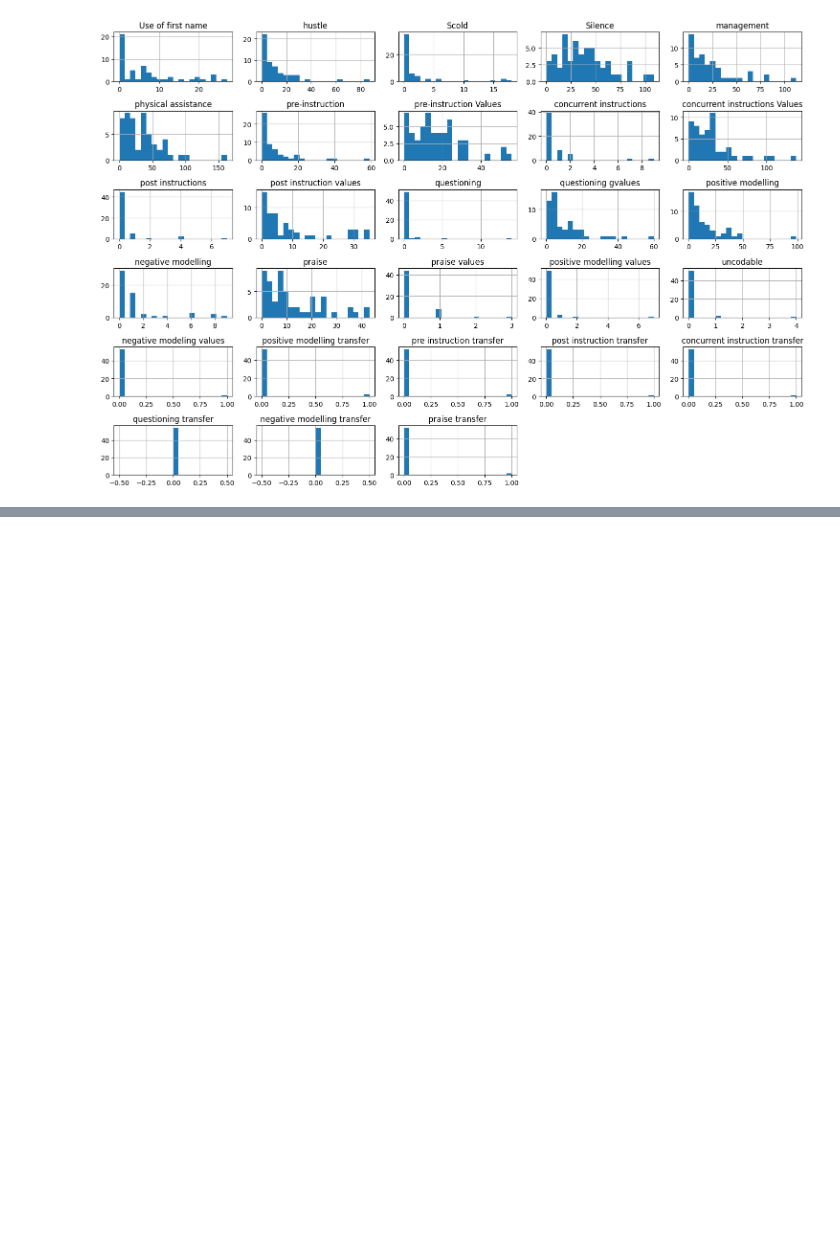
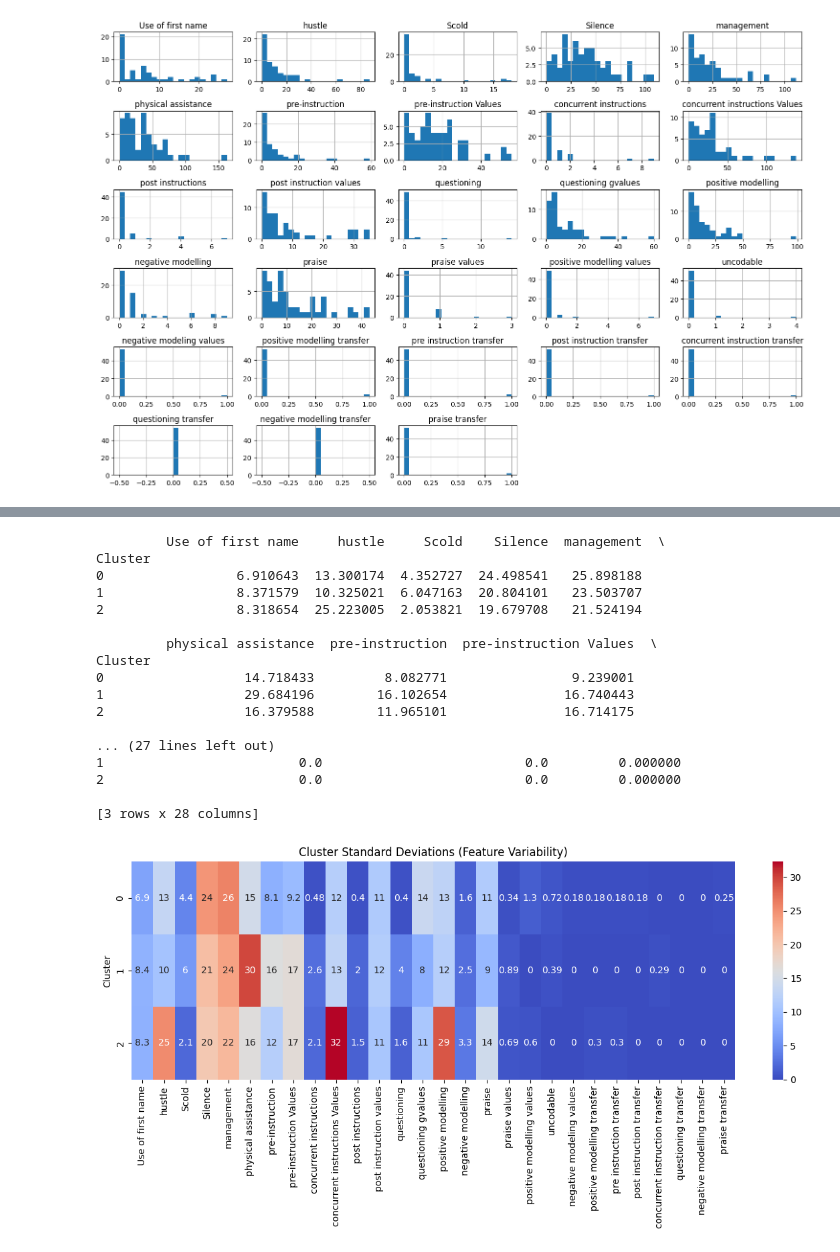
Before and after one commit to indicium15/ml-workshop, a Jupyter notebook: koh-et-al.ipynb, the cells around one changed output, grey strips where cells are left out. Saved outputs shown, nothing was run; the diff lists cells and outputs as text; code cells hidden in the pictures; blank space fills up the shorter version.

```diff
--- a/koh-et-al.ipynb
+++ b/koh-et-al.ipynb
@@ -156,0 +254,30 @@ Cluster                                                           ...
+# %%
+# Calculate standard deviation of feature values for each cluster
+cluster_stds = clustered_df.groupby('Cluster').std(numeric_only=True)
+print(cluster_stds)
+
+# Plot heatmap of standard deviations
+plt.figure(figsize=(12, 6))
+sns.heatmap(cluster_stds, annot=True, cmap='coolwarm')
+plt.title('Cluster Standard Deviations (Feature Variability)')
+plt.tight_layout()
+plt.show()
+# %% [output]
+         Use of first name     hustle     Scold    Silence  management  \
+Cluster
+0                 6.910643  13.300174  4.352727  24.498541   25.898188
+1                 8.371579  10.325021  6.047163  20.804101   23.503707
+2                 8.318654  25.223005  2.053821  19.679708   21.524194
+
+         physical assistance  pre-instruction  pre-instruction Values  \
+Cluster
+0                  14.718433         8.082771                9.239001
+1                  29.684196        16.102654               16.740443
+2                  16.379588        11.965101               16.714175
+
+... (27 lines left out)
+1                         0.0                          0.0         0.000000
+2                         0.0                          0.0         0.000000
+
+[3 rows x 28 columns]
+[figure, added]
```
Also changed, not shown: parts of 18 cells of this notebook, 1 other file.
